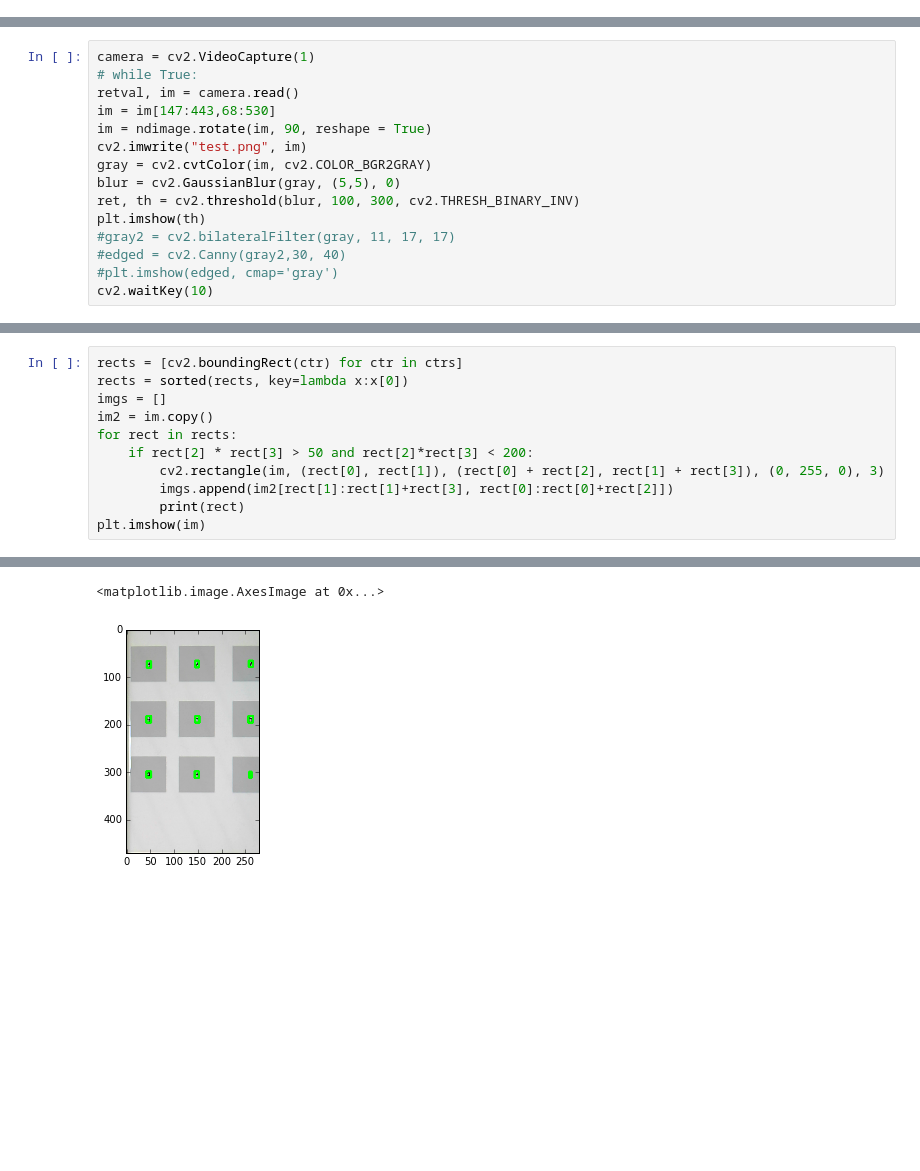
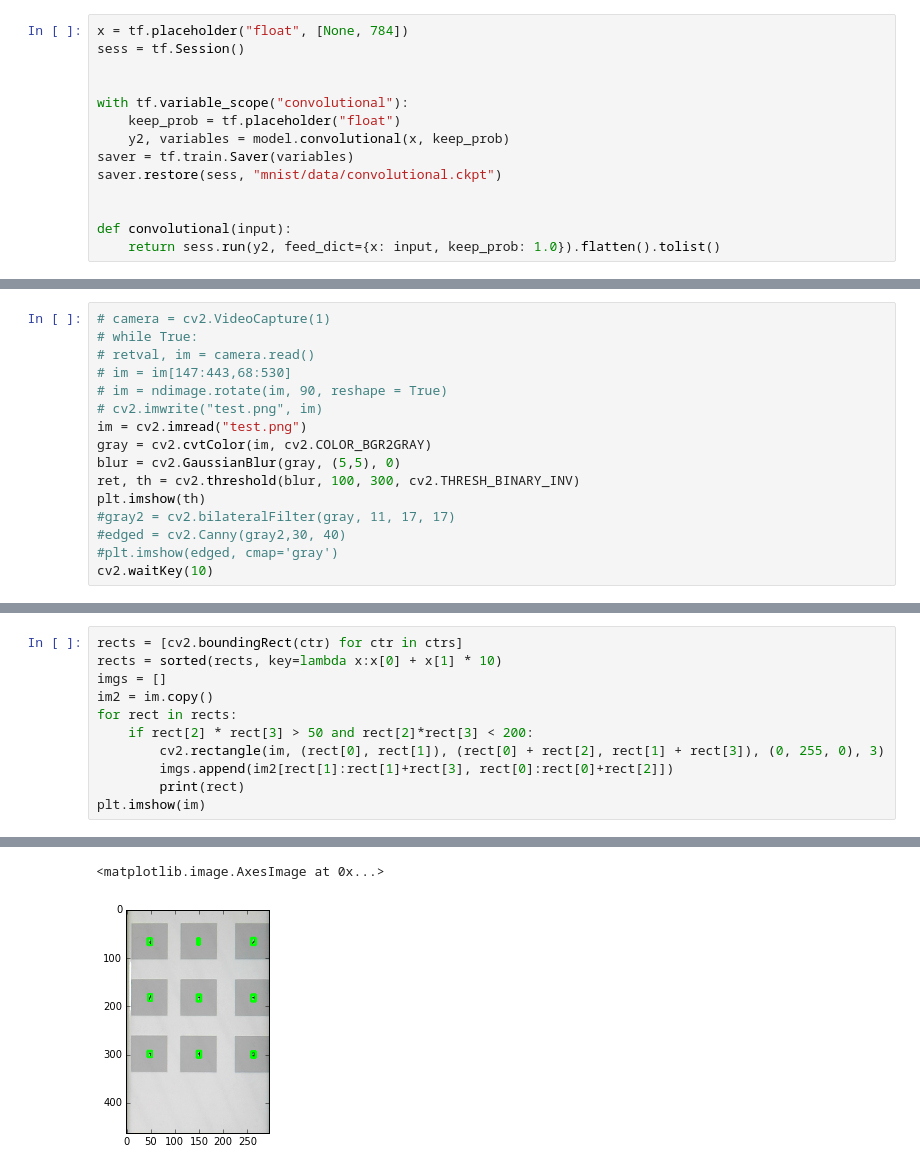
Before and after one commit to TestBotHub/DemoVision, a Jupyter notebook: Untitled.ipynb, the cells around one changed output, grey strips where cells are left out. Saved outputs shown, nothing was run; the diff lists cells and outputs as text; blank space fills up the shorter version.

```diff
--- a/Untitled.ipynb
+++ b/Untitled.ipynb
@@ -10,0 +18,14 @@ from scipy import ndimage
+# %%
+x = tf.placeholder("float", [None, 784])
+sess = tf.Session()
+
+
+with tf.variable_scope("convolutional"):
+    keep_prob = tf.placeholder("float")
+    y2, variables = model.convolutional(x, keep_prob)
+saver = tf.train.Saver(variables)
+saver.restore(sess, "mnist/data/convolutional.ckpt")
+
+
+def convolutional(input):
+    return sess.run(y2, feed_dict={x: input, keep_prob: 1.0}).flatten().tolist()
@@ -11,10 +37,11 @@ from scipy import ndimage
 # %%
-camera = cv2.VideoCapture(1)
+# camera = cv2.VideoCapture(1)
 # while True:
-retval, im = camera.read()
-im = im[147:443,68:530]
-im = ndimage.rotate(im, 90, reshape = True)
-cv2.imwrite("test.png", im)
+# retval, im = camera.read()
+# im = im[147:443,68:530]
+# im = ndimage.rotate(im, 90, reshape = True)
+# cv2.imwrite("test.png", im)
+im = cv2.imread("test.png")
 gray = cv2.cvtColor(im, cv2.COLOR_BGR2GRAY)
 blur = cv2.GaussianBlur(gray, (5,5), 0)
 ret, th = cv2.threshold(blur, 100, 300, cv2.THRESH_BINARY_INV)
@@ -50,6 +77,6 @@ ctrs
 # %%
 rects = [cv2.boundingRect(ctr) for ctr in ctrs]
-rects = sorted(rects, key=lambda x:x[0])
+rects = sorted(rects, key=lambda x:x[0] + x[1] * 10)
 imgs = []
 im2 = im.copy()
 for rect in rects:
@@ -71,3 +98,3 @@ plt.imshow(im)
 <matplotlib.image.AxesImage at 0x...>
-[figure, old version]
+[figure, new version]
 # %%
```
Also changed, not shown: parts of 6 cells of this notebook, 4 other files.
